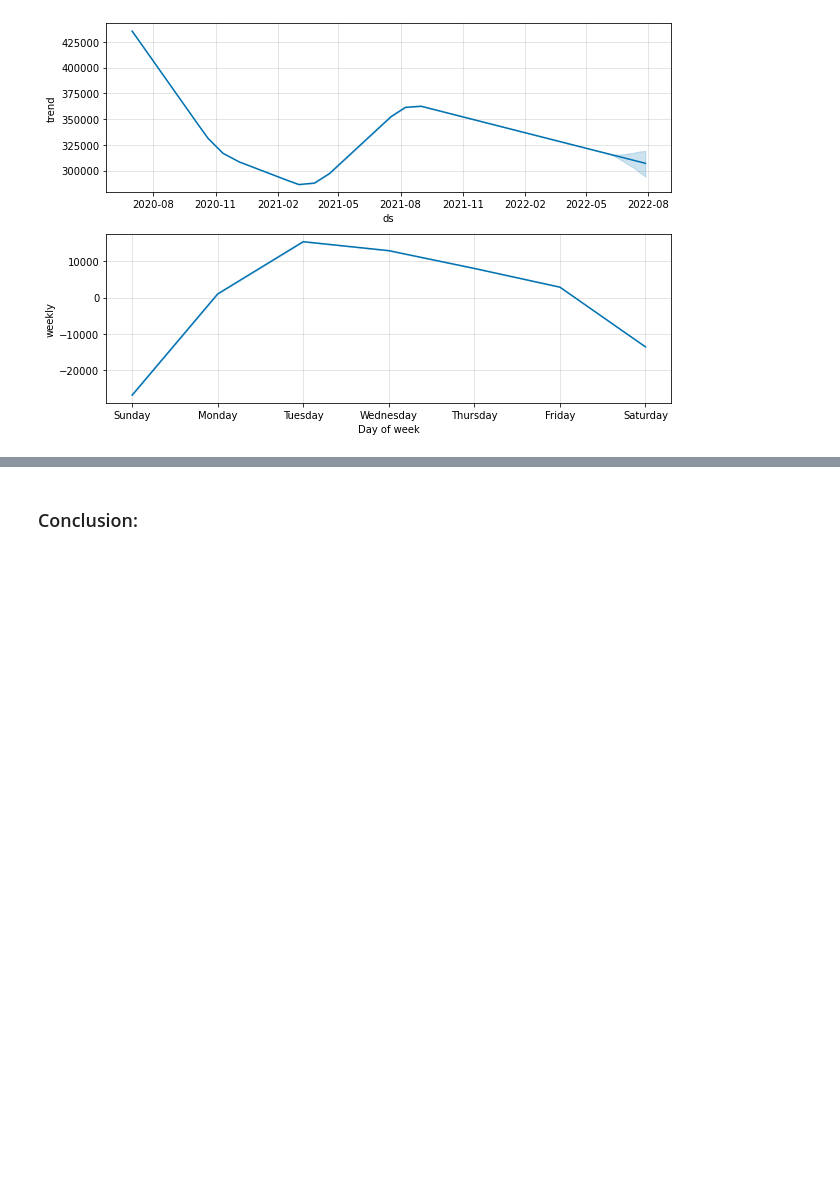
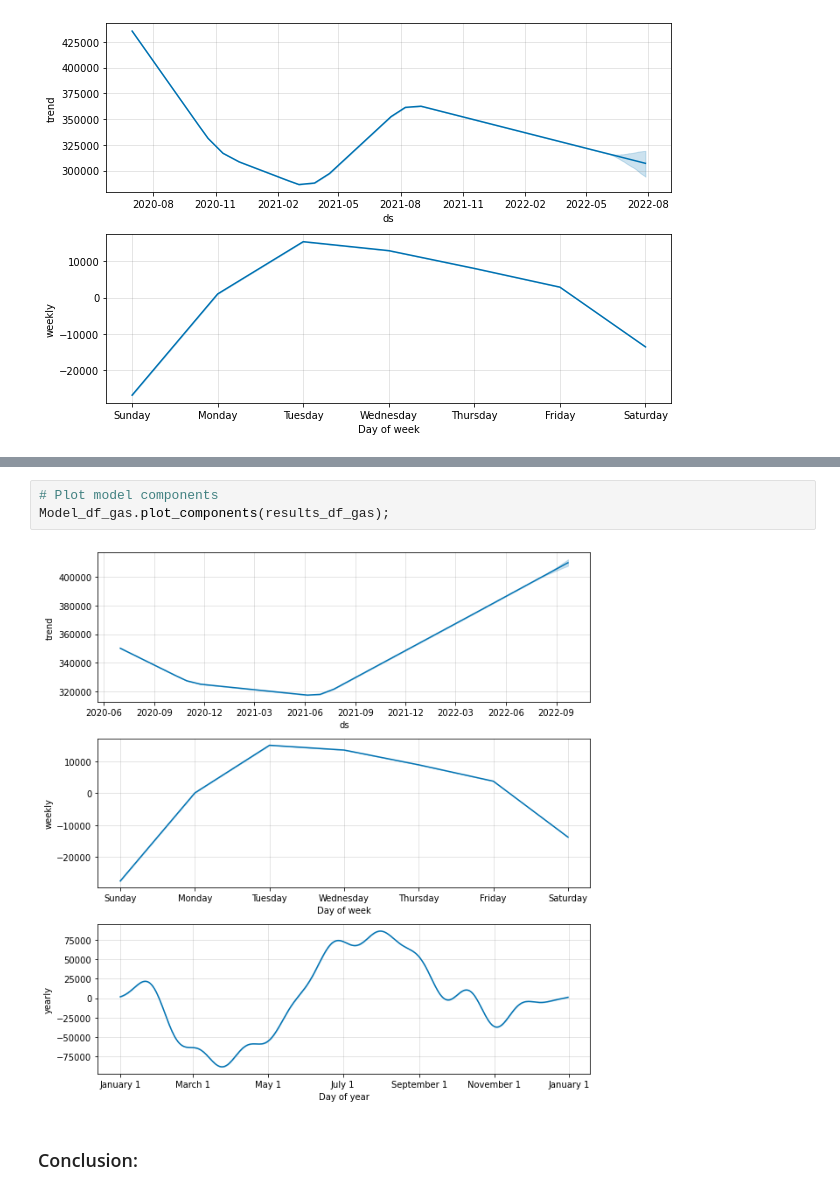
Before and after one commit to cdfurr/Solar-Power, a Jupyter notebook: Notebooks/Notebook_5.ipynb, the cells around one changed output, grey strips where cells are left out. Drawn from its saved outputs; the diff is of its cells as text; blank space fills up the shorter version.

```diff
--- a/Notebooks/Notebook_5.ipynb
+++ b/Notebooks/Notebook_5.ipynb
@@ -713,3 +801,8 @@ Model_gas.plot_components(results_gas);
+# %%
+# Plot model components
+Model_df_gas.plot_components(results_df_gas);
+# %% [output]
+[figure, added]
 # %% [markdown]
 ### Conclusion:
 # %% [markdown]
```
Also changed, not shown: parts of 14 cells of this notebook, 2 other files.
